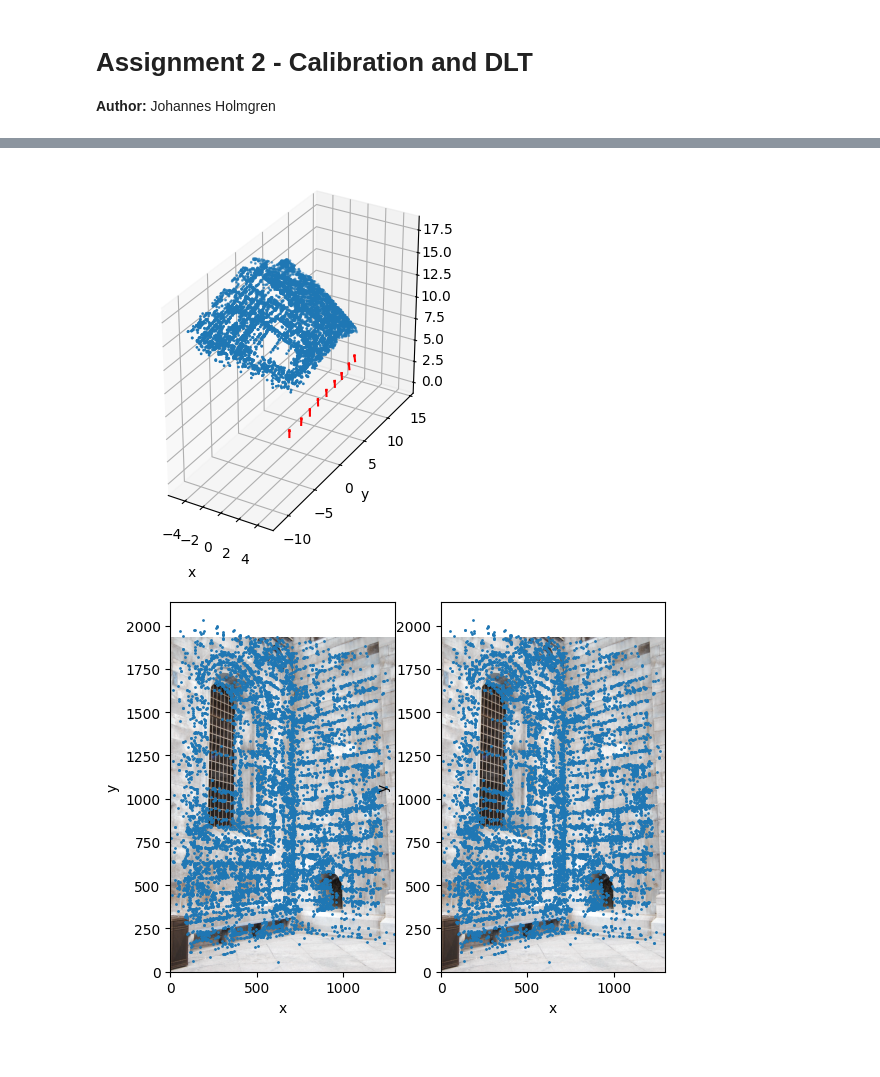
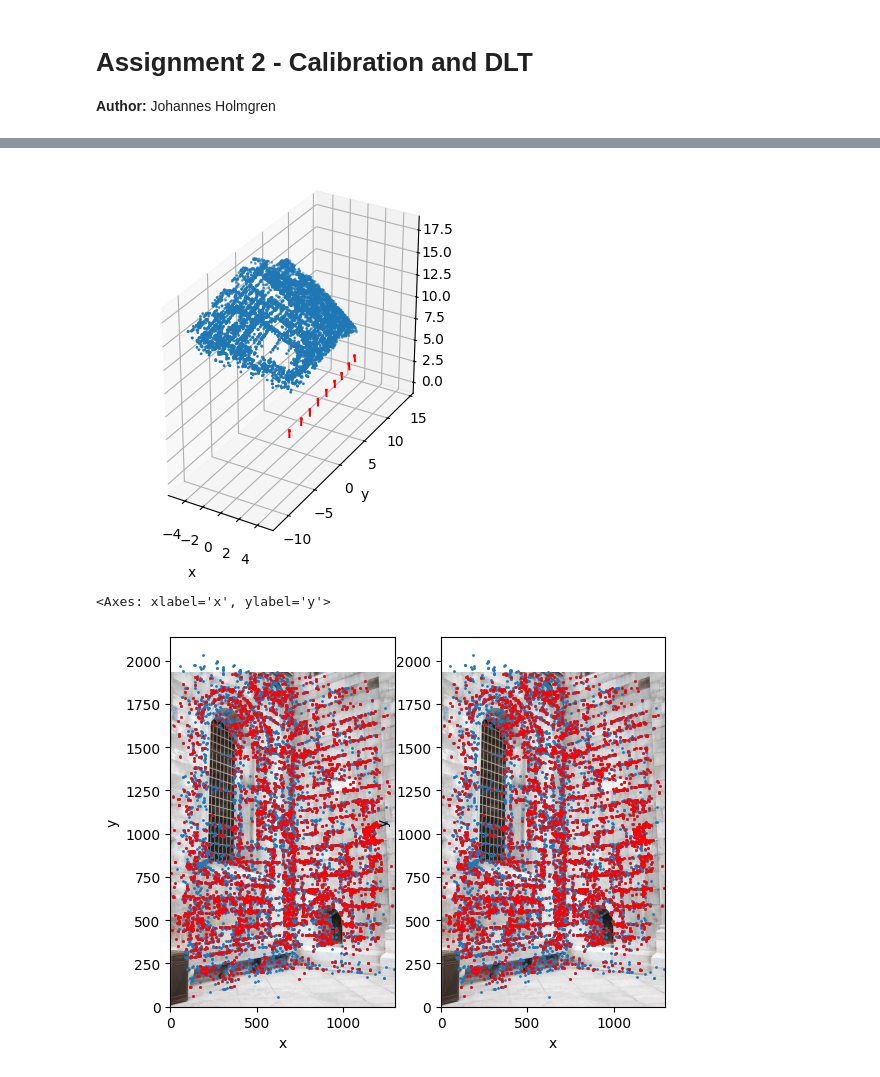
Before and after one commit to JohannesHolmgren/EEN020, a Jupyter notebook: assignment-2/assignment-2.ipynb, the cells around one changed output, grey strips where cells are left out. Drawn from its saved outputs; the diff is of its cells as text; code cells hidden in the pictures.

```diff
--- a/assignment-2/assignment-2.ipynb
+++ b/assignment-2/assignment-2.ipynb
@@ -48,7 +48,7 @@ plotter.plot_cams(ax_3D, centers, axes, 1)
 
 plt.show()
 
-### Answer to question: Yes the phyiscal properties look realistic
+### Answer to question: No they don't
 
 # Project into Camera 1
 CAMERA_INDEX = 0
@@ -125,32 +125,37 @@ plt.show()
 # Project new 3D points for T1 and T2 onto the transformed camera P1
 def project_and_plot(ax, P, Xs, image):
     ''' Project Xs onto P and plot in same figure as image
 
     TBD
     '''
     X_norm = utils.pflat(Xs)
     X_proj = np.matmul(P, X_norm)
     X_proj_norm = utils.pflat(X_proj)
     ax.imshow(cv2.flip(image, 0))
     ax.invert_yaxis()
     plotter.plot_points_2D(ax, X_proj_norm, rev=True)
 
 
 fig_2D, axs_2D = plt.subplots(1, 2)
 axs_2D[0].set_aspect('equal')
 axs_2D[1].set_aspect('equal')
 
 # Project points onto each transformed camera
 P_T1_1 = P_T1[CAMERA_INDEX]
 P_T2_1 = P_T2[CAMERA_INDEX]
 
 project_and_plot(axs_2D[0], P_T1_1, X_T1_norm, image)
 project_and_plot(axs_2D[1], P_T2_1, X_T2_norm, image)
 
-### Answer to question: T1 seems to do a proper projection onto the image, while the other gives a compacted version
+# Plot the image points
+plotter.plot_points_2D(axs_2D[0], x[CAMERA_INDEX], c='r', rev=True)
+plotter.plot_points_2D(axs_2D[1], x[CAMERA_INDEX], c='r', rev=True)
+
+### Answer to question: Both seems to do a proper projection onto the image
 # %% [output]
 [figure]
 [figure]
 [figure]
 [figure]
+<Axes: xlabel='x', ylabel='y'>
-[figure, old version]
+[figure, new version]
```
Also changed, not shown: parts of 4 cells of this notebook, 1 other file.
